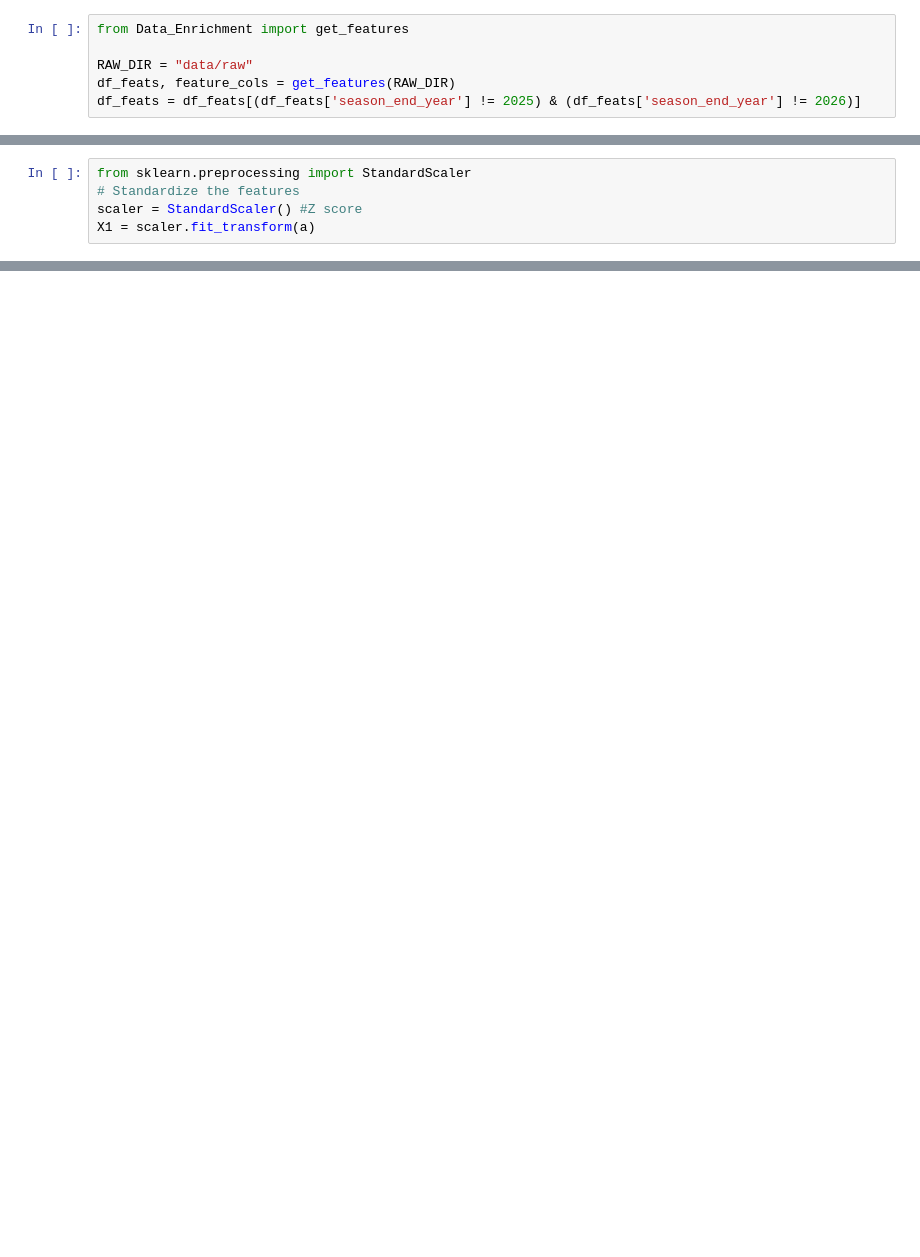
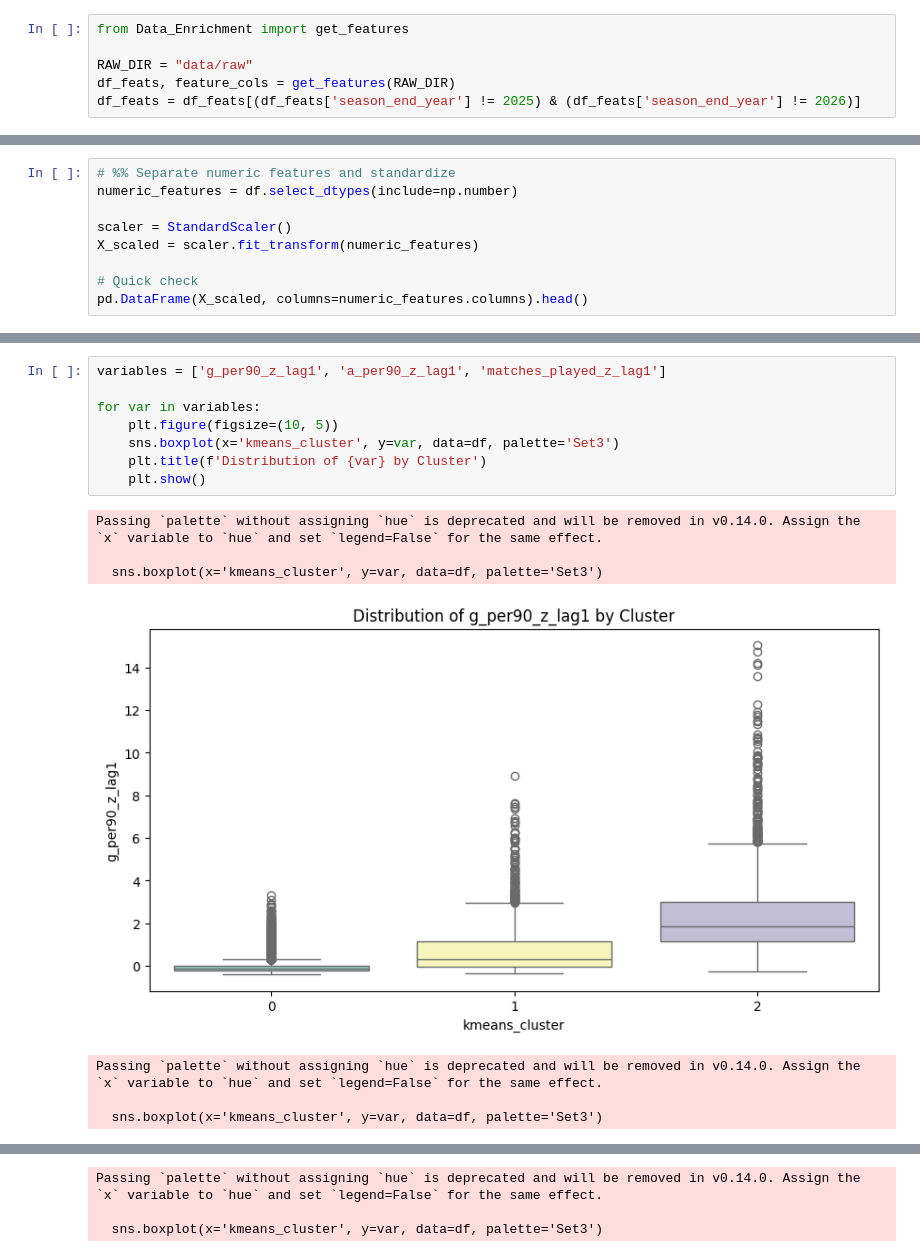
Before and after one commit to leokonma/Machine-learning, a Jupyter notebook: k-means_Clustering.ipynb, the cells around one changed output, grey strips where cells are left out. Cells and saved outputs as stored; diff of their text form; blank space fills up the shorter version.

```diff
--- a/k-means_Clustering.ipynb
+++ b/k-means_Clustering.ipynb
@@ -37,5 +27,9 @@ a.head()
 # %%
-from sklearn.preprocessing import StandardScaler
-# Standardize the features
-scaler = StandardScaler() #Z score
-X1 = scaler.fit_transform(a)
+# %% Separate numeric features and standardize
+numeric_features = df.select_dtypes(include=np.number)
+
+scaler = StandardScaler()
+X_scaled = scaler.fit_transform(numeric_features)
+
+# Quick check
+pd.DataFrame(X_scaled, columns=numeric_features.columns).head()
@@ -82,0 +75,16 @@ selected_features = [
+# %%
+variables = ['g_per90_z_lag1', 'a_per90_z_lag1', 'matches_played_z_lag1']
+
+for var in variables:
+    plt.figure(figsize=(10, 5))
+    sns.boxplot(x='kmeans_cluster', y=var, data=df, palette='Set3')
+    plt.title(f'Distribution of {var} by Cluster')
+    plt.show()
+# %% [output]
+Passing `palette` without assigning `hue` is deprecated and will be removed in v0.14.0. Assign the `x` variable to `hue` and set `legend=False` for the same effect.
+
+  sns.boxplot(x='kmeans_cluster', y=var, data=df, palette='Set3')
+[figure, added]
+Passing `palette` without assigning `hue` is deprecated and will be removed in v0.14.0. Assign the `x` variable to `hue` and set `legend=False` for the same effect.
+
+  sns.boxplot(x='kmeans_cluster', y=var, data=df, palette='Set3')
@@ -82,0 +92,3 @@ selected_features = [
+Passing `palette` without assigning `hue` is deprecated and will be removed in v0.14.0. Assign the `x` variable to `hue` and set `legend=False` for the same effect.
+
+  sns.boxplot(x='kmeans_cluster', y=var, data=df, palette='Set3')
```
Also changed, not shown: parts of 14 cells of this notebook, 2 other files.
